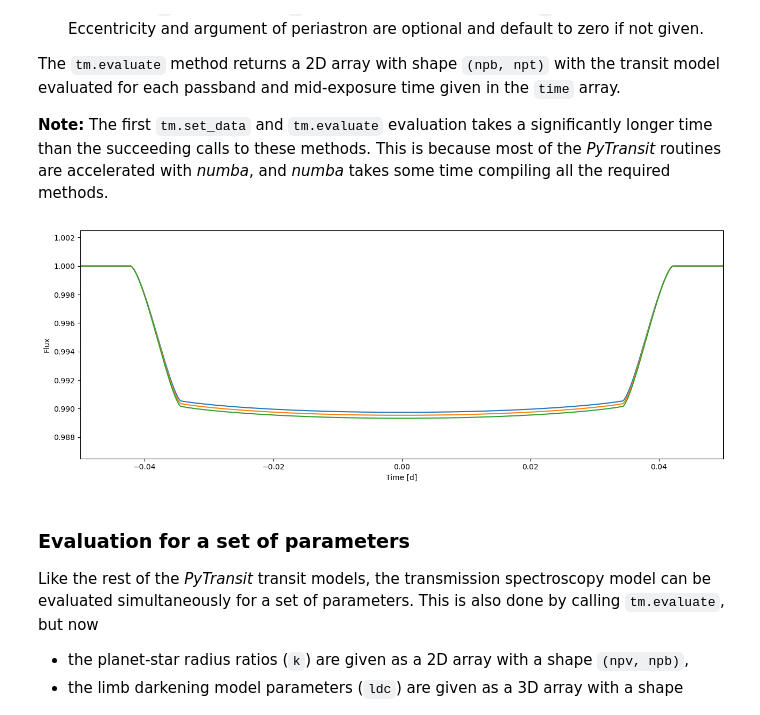
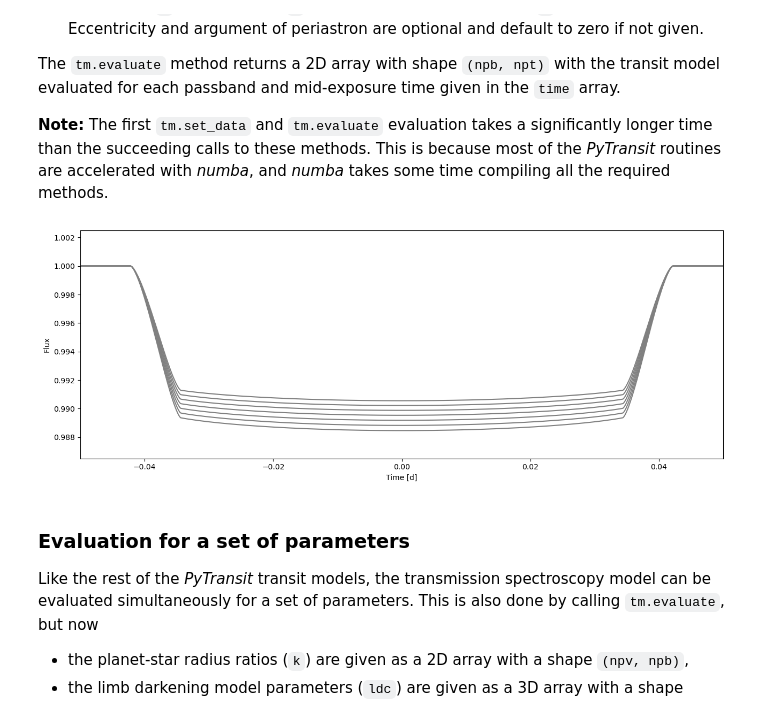
Before and after one commit to hpparvi/PyTransit, a Jupyter notebook: notebooks/roadrunner/tsmodel_example_1.ipynb, the cells around one changed output. Drawn from its saved outputs; the diff is of its cells as text; code cells hidden in the pictures.

```diff
--- a/notebooks/roadrunner/tsmodel_example_1.ipynb
+++ b/notebooks/roadrunner/tsmodel_example_1.ipynb
@@ -67,13 +73,15 @@ The `tm.evaluate` method returns a 2D array with shape `(npb, npt)` with the tra
 
 **Note:** The first ``tm.set_data`` and ``tm.evaluate`` evaluation takes a significantly longer time than the succeeding calls to these methods. This is because most of the *PyTransit* routines are accelerated with *numba*, and *numba* takes some time compiling all the required methods.
 # %%
-ldc = tile([0.12, 1.2], [3,1])
+npb = 7
+k =  linspace(0.095, 0.105, npb)
+ldc = tile([0.12, 1.2], [npb, 1])
 # %%
-flux = tm.evaluate(k=[0.099, 0.1, 0.101], ldc=ldc, t0=0.0, p=1.0, a=4.2, i=0.5*pi, e=0.0, w=0.0)
+flux = tm.evaluate(k=k, ldc=ldc, t0=0.0, p=1.0, a=4.2, i=0.5*pi, e=0.0, w=0.0)
 # %%
-plot_lc(time, flux.T);
+plot_lc(time, flux.T, c='0.5');
 # %% [output]
-[figure, old version]
+[figure, new version]
 # %% [markdown]
 ### Evaluation for a set of parameters
 
```
Also changed, not shown: parts of 7 cells of this notebook.
